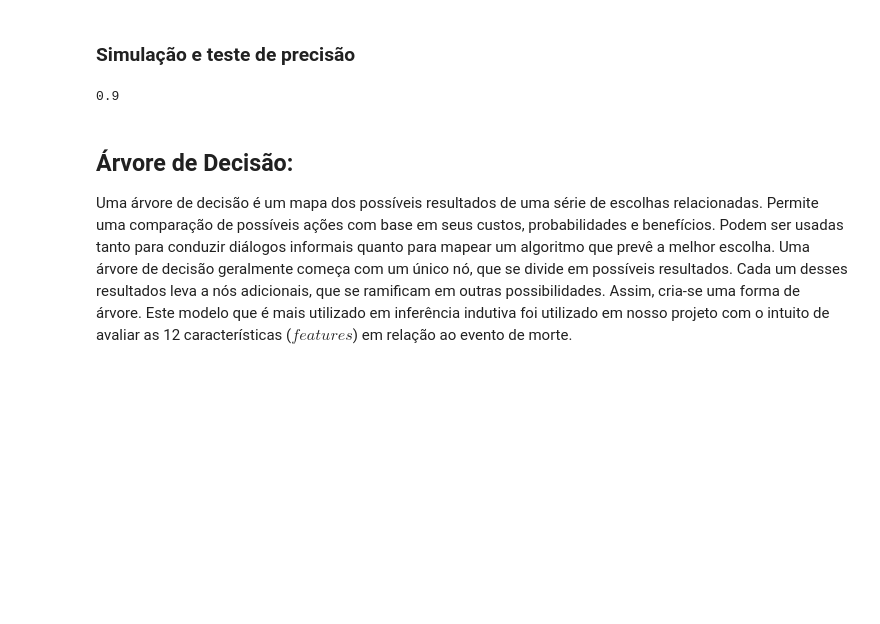
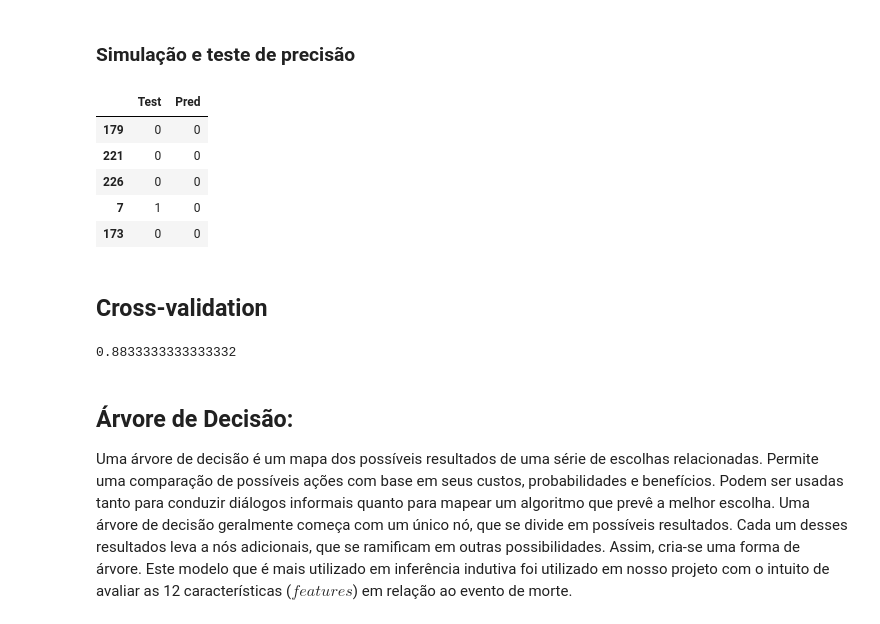
Before and after one commit to BrunoFNRodrigues/Projeto2Cidad, a Jupyter notebook: HeartFailure.ipynb, the cells around one changed output. Drawn from its saved outputs; the diff is of its cells as text; code cells hidden in the pictures; blank space fills up the shorter version.

Commit message:
Refino dos resultados

```diff
--- a/HeartFailure.ipynb
+++ b/HeartFailure.ipynb
@@ -298,13 +322,29 @@ Esta é uma técnica semelhante ao modelo de regressão linear, porém na logís
 ### Simulação e teste de precisão
 # %%
 log = LogisticRegression()
-log.fit(x_train, y_train)
+log =log.fit(x_train, y_train)
 log_pred = log.predict(x_test)
 log_pres = accuracy_score(y_test, log_pred)
-# %%
-print(log_pres)
-# %% [output]
-0.9
+# %%
+res = {}
+res = pd.DataFrame(res)
+res['Test'] = pd.Series(y_test)
+res['Pred'] = log_pred
+display(res.head(5))
+# %% [output]
+|  | Test | Pred |
+| 179 | 0 | 0 |
+| 221 | 0 | 0 |
+| 226 | 0 | 0 |
+| 7 | 1 | 0 |
+| 173 | 0 | 0 |
+# %% [markdown]
+## Cross-validation
+# %%
+cv_results_log = cross_validate(log, x_test, y_test, cv=10)
+print(np.mean(cv_results_log['test_score']))
+# %% [output]
+0.8833333333333332
 # %% [markdown]
 ## Árvore de Decisão:
 
```
Also changed, not shown: parts of 9 cells of this notebook.
